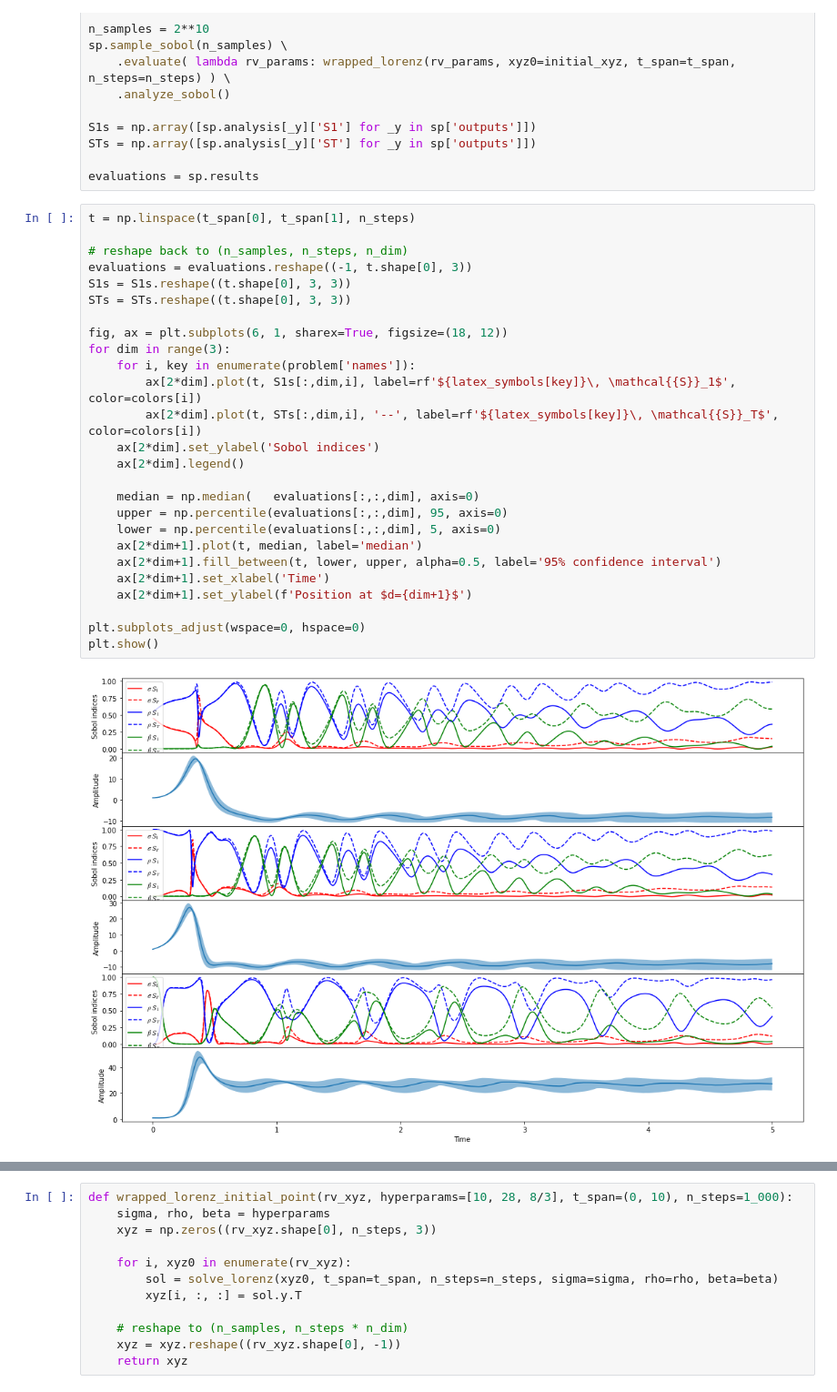
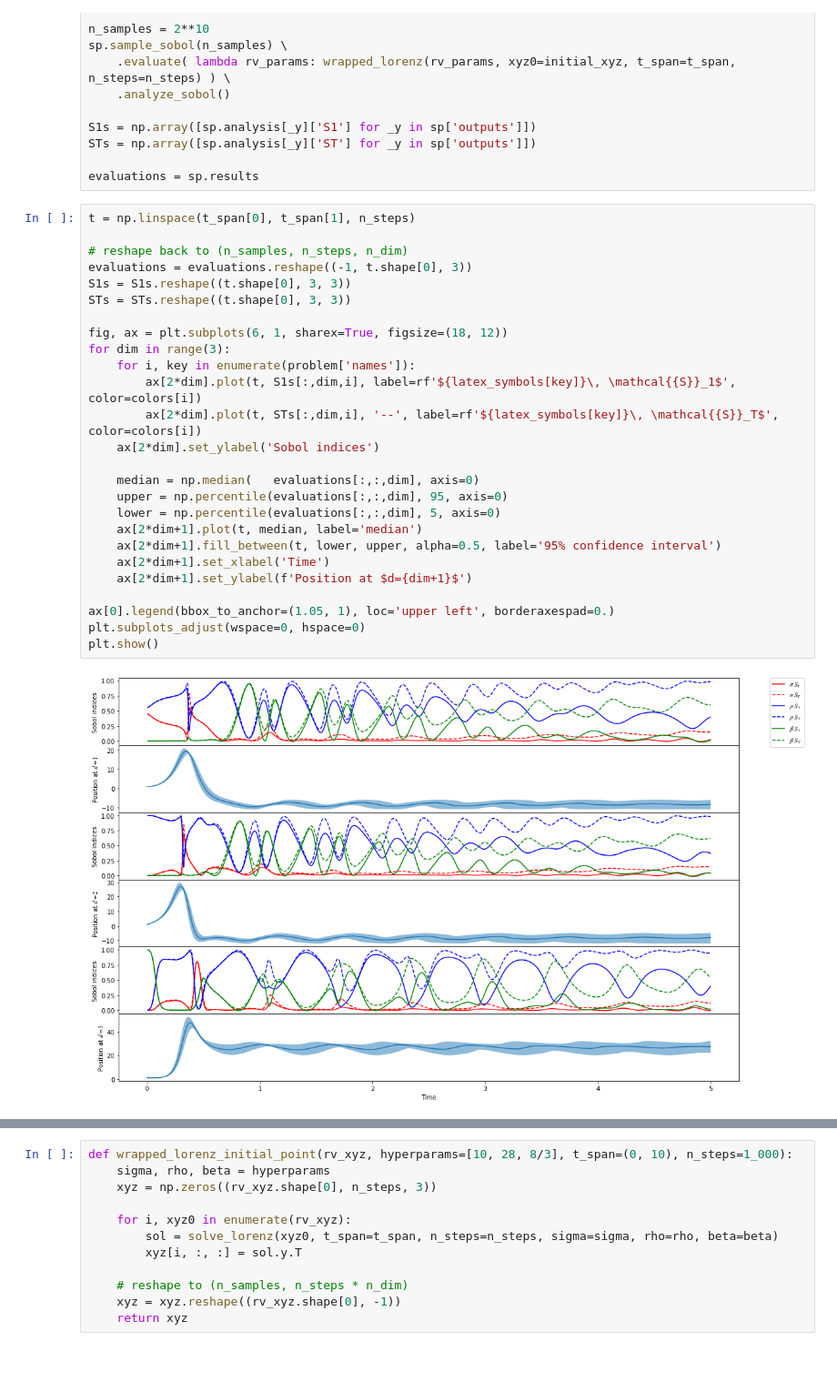
Before and after one commit to GBdeMiranda/UQ-SA_course, a Jupyter notebook: 0204-lorenz_system.ipynb, the cells around one changed output, grey strips where cells are left out. Shown at 91% size. Drawn from its saved outputs; the diff is of its cells as text; blank space fills up the shorter version.

```diff
--- a/0204-lorenz_system.ipynb
+++ b/0204-lorenz_system.ipynb
@@ -126,28 +126,28 @@ evaluations = sp.results
 # %%
 t = np.linspace(t_span[0], t_span[1], n_steps)
 
 # reshape back to (n_samples, n_steps, n_dim)
 evaluations = evaluations.reshape((-1, t.shape[0], 3))
 S1s = S1s.reshape((t.shape[0], 3, 3))
 STs = STs.reshape((t.shape[0], 3, 3))
 
 fig, ax = plt.subplots(6, 1, sharex=True, figsize=(18, 12))
 for dim in range(3):
     for i, key in enumerate(problem['names']):
         ax[2*dim].plot(t, S1s[:,dim,i], label=rf'${latex_symbols[key]}\, \mathcal{{S}}_1$', color=colors[i])
         ax[2*dim].plot(t, STs[:,dim,i], '--', label=rf'${latex_symbols[key]}\, \mathcal{{S}}_T$', color=colors[i])
     ax[2*dim].set_ylabel('Sobol indices')
-    ax[2*dim].legend()
 
     median = np.median(   evaluations[:,:,dim], axis=0)
     upper = np.percentile(evaluations[:,:,dim], 95, axis=0)
     lower = np.percentile(evaluations[:,:,dim], 5, axis=0)
     ax[2*dim+1].plot(t, median, label='median')
     ax[2*dim+1].fill_between(t, lower, upper, alpha=0.5, label='95% confidence interval')
     ax[2*dim+1].set_xlabel('Time')
     ax[2*dim+1].set_ylabel(f'Position at $d={dim+1}$')
 
+ax[0].legend(bbox_to_anchor=(1.05, 1), loc='upper left', borderaxespad=0.)
 plt.subplots_adjust(wspace=0, hspace=0)
 plt.show()
 # %% [output]
-[figure, old version]
+[figure, new version]
```
Also changed, not shown: parts of 6 cells of this notebook, 1 other file.
